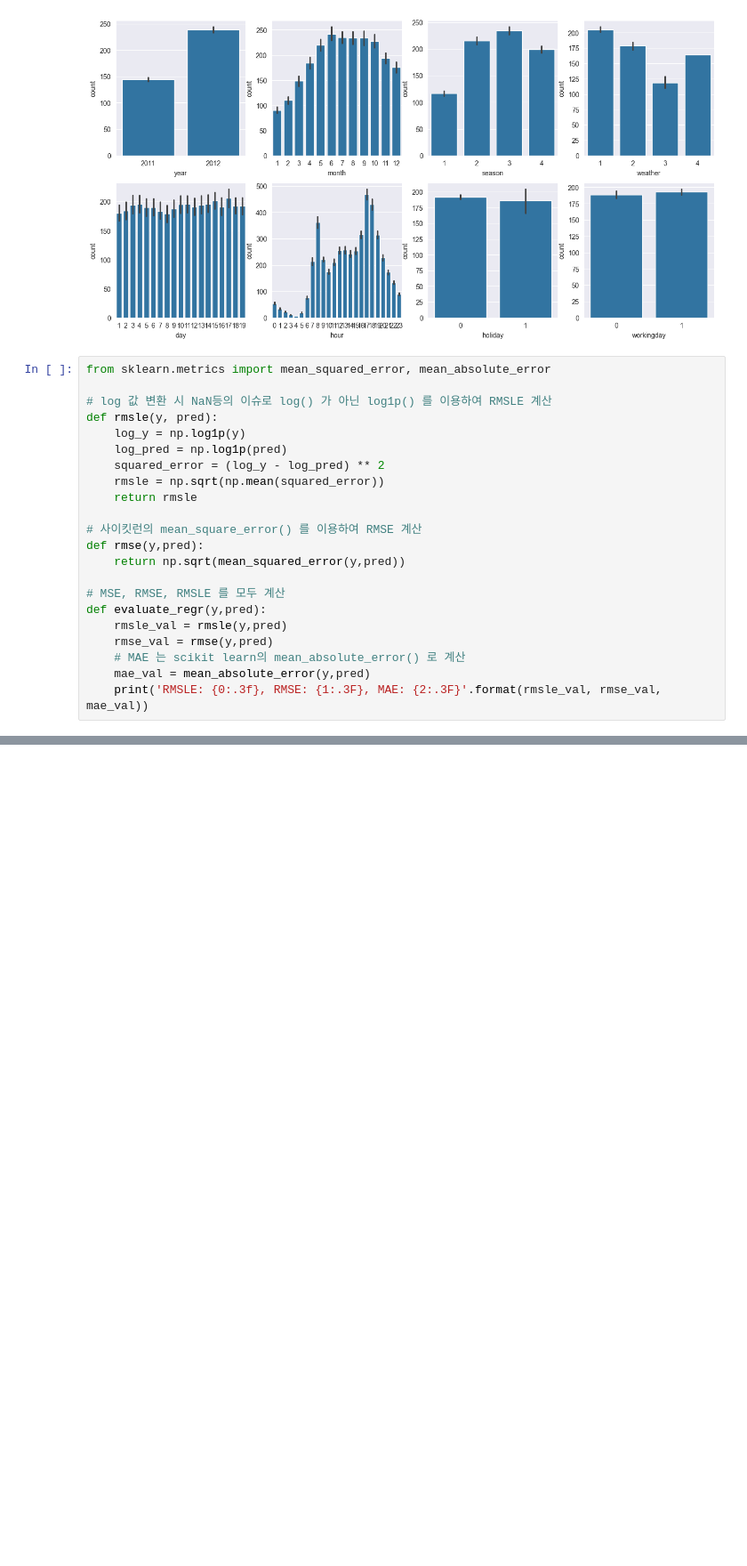
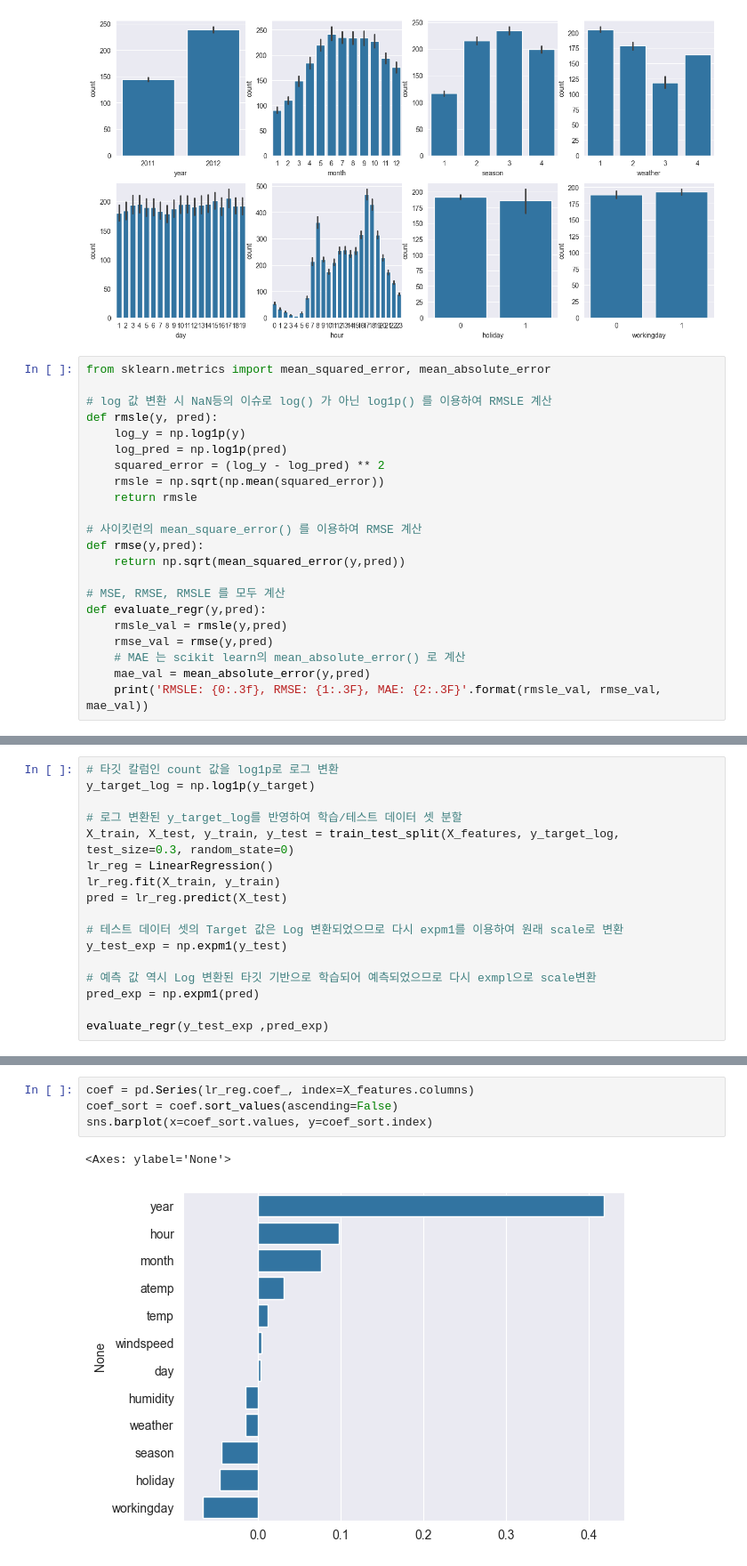
Before and after one commit to kartmon61/ml-study, a Jupyter notebook: regression/bike_sharing.ipynb, the cells around one changed output, grey strips where cells are left out. Shown at 89% size. Drawn from its saved outputs; the diff is of its cells as text; blank space fills up the shorter version.

```diff
--- a/regression/bike_sharing.ipynb
+++ b/regression/bike_sharing.ipynb
@@ -126,0 +171,17 @@ def evaluate_regr(y,pred):
+# %%
+# 타깃 칼럼인 count 값을 log1p로 로그 변환
+y_target_log = np.log1p(y_target)
+
+# 로그 변환된 y_target_log를 반영하여 학습/테스트 데이터 셋 분할
+X_train, X_test, y_train, y_test = train_test_split(X_features, y_target_log, test_size=0.3, random_state=0)
+lr_reg = LinearRegression()
+lr_reg.fit(X_train, y_train)
+pred = lr_reg.predict(X_test)
+
+# 테스트 데이터 셋의 Target 값은 Log 변환되었으므로 다시 expm1를 이용하여 원래 scale로 변환
+y_test_exp = np.expm1(y_test)
+
+# 예측 값 역시 Log 변환된 타깃 기반으로 학습되어 예측되었으므로 다시 exmpl으로 scale변환
+pred_exp = np.expm1(pred)
+
+evaluate_regr(y_test_exp ,pred_exp)
@@ -126,0 +212,7 @@ def evaluate_regr(y,pred):
+# %%
+coef = pd.Series(lr_reg.coef_, index=X_features.columns)
+coef_sort = coef.sort_values(ascending=False)
+sns.barplot(x=coef_sort.values, y=coef_sort.index)
+# %% [output]
+<Axes: ylabel='None'>
+[figure, added]
```
Also changed, not shown: parts of 12 cells of this notebook.
